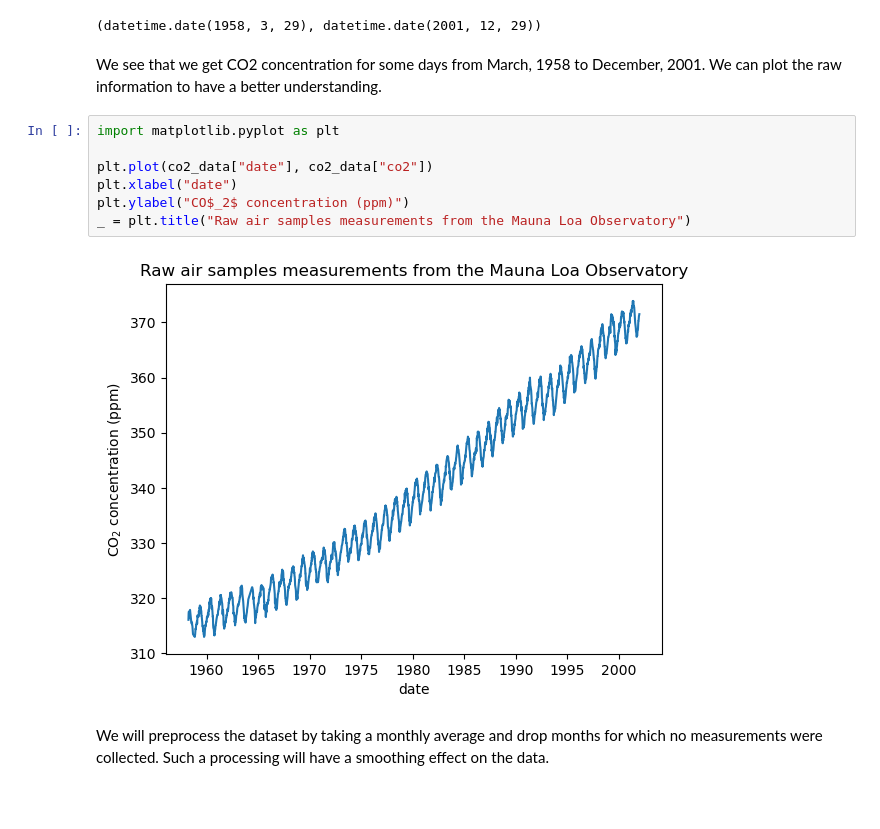
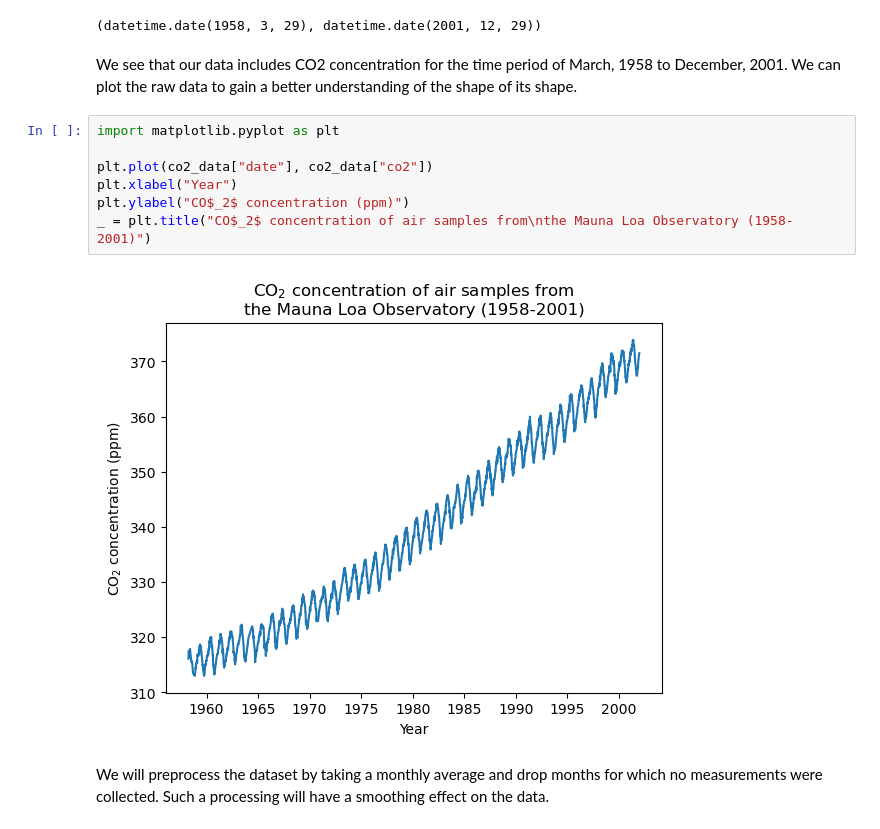
Before and after one commit to zuchm/Projects-in-DS-ML-AI, a Jupyter notebook: Project-1_CO2-Forecasting/plot_gpr_co2.ipynb, the cells around one changed output. Saved outputs shown, nothing was run; the diff lists cells and outputs as text; blank space fills up the shorter version.

Commit message:
minor grammatical edits  and figures saved to folder

```diff
--- a/Project-1_CO2-Forecasting/plot_gpr_co2.ipynb
+++ b/Project-1_CO2-Forecasting/plot_gpr_co2.ipynb
@@ -64,18 +64,17 @@ co2_data["date"].min(), co2_data["date"].max()
 # %% [output]
 (datetime.date(1958, 3, 29), datetime.date(2001, 12, 29))
 # %% [markdown]
-We see that we get CO2 concentration for some days from March, 1958 to
-December, 2001. We can plot the raw information to have a better
-understanding.
+We see that our data includes CO2 concentration for the time period of March, 1958 to
+December, 2001. We can plot the raw data to gain a better understanding of the shape of its shape.
 # %%
 import matplotlib.pyplot as plt
 
 plt.plot(co2_data["date"], co2_data["co2"])
-plt.xlabel("date")
+plt.xlabel("Year")
 plt.ylabel("CO$_2$ concentration (ppm)")
-_ = plt.title("Raw air samples measurements from the Mauna Loa Observatory")
+_ = plt.title("CO$_2$ concentration of air samples from\nthe Mauna Loa Observatory (1958-2001)")
 # %% [output]
-[figure, old version]
+[figure, new version]
 # %% [markdown]
 We will preprocess the dataset by taking a monthly average and drop months
 for which no measurements were collected. Such a processing will have a
```
Also changed, not shown: parts of 10 cells of this notebook, 3 other files.
